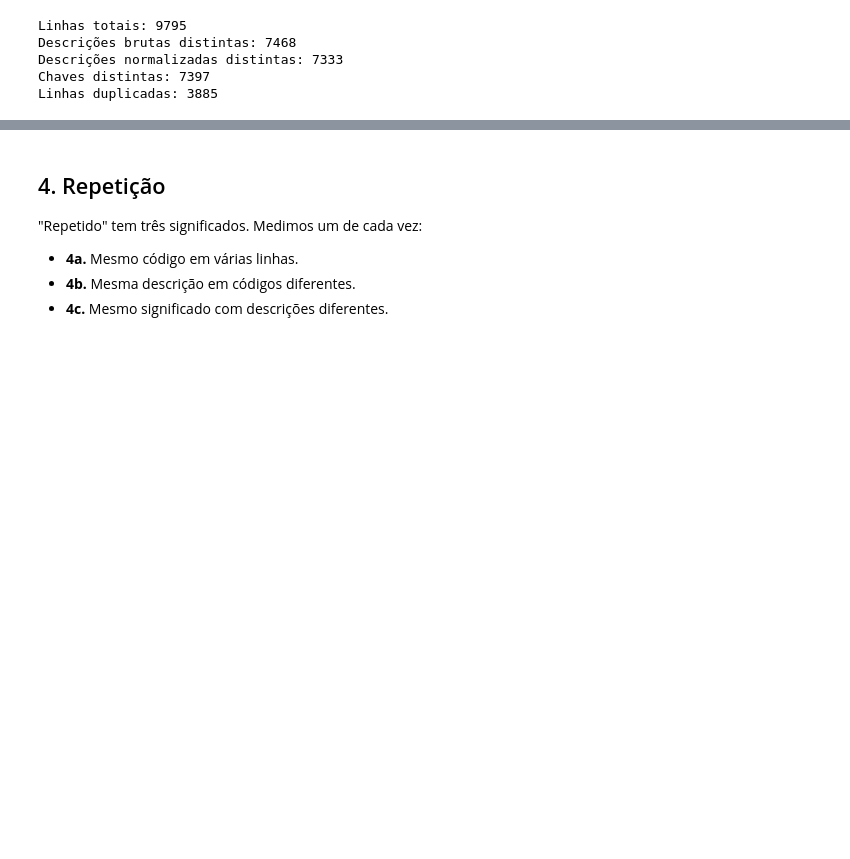
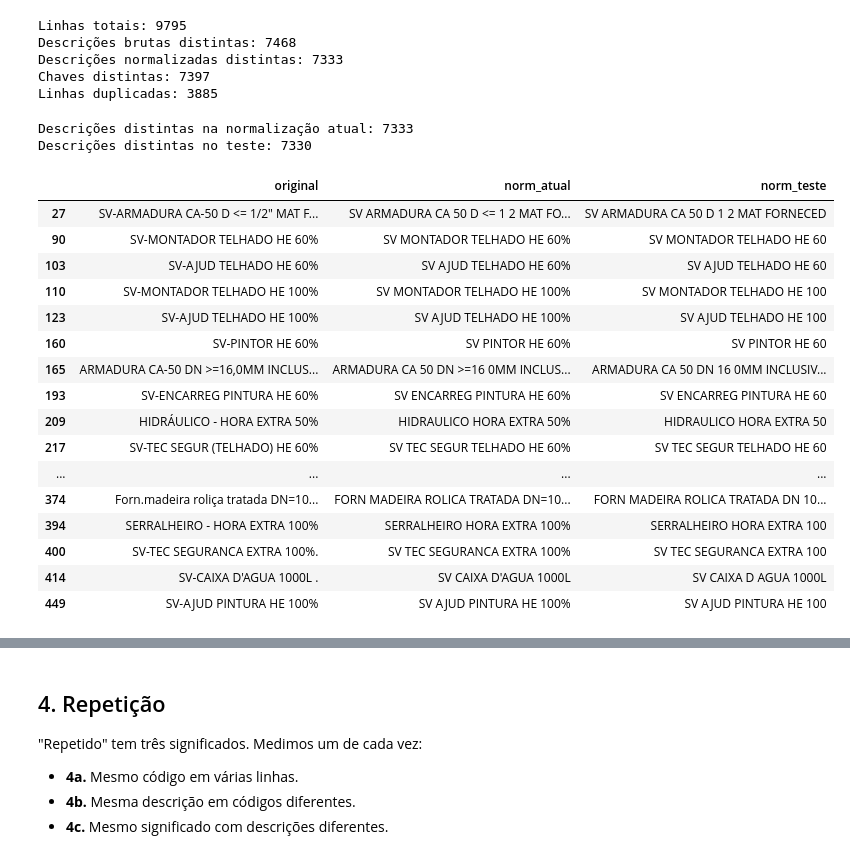
Before and after one commit to rouxstuff/desafio_gc, a Jupyter notebook: diagnostico_gerdau .ipynb, the cells around one changed output, grey strips where cells are left out. Drawn from its saved outputs; the diff is of its cells as text; code cells hidden in the pictures; blank space fills up the shorter version.

```diff
--- a/diagnostico_gerdau .ipynb
+++ b/diagnostico_gerdau .ipynb
@@ -197,3 +189,60 @@ Descrições brutas distintas: 7468
 Descrições normalizadas distintas: 7333
 Chaves distintas: 7397
 Linhas duplicadas: 3885
+# %%
+def norm_teste(s):
+    s = unicodedata.normalize('NFKD', str(s))
+    s = s.encode('ascii', 'ignore').decode().upper()
+
+    # Preserva o sinal +, mas separa barras
+    s = s.replace('/', ' ')
+    s = s.replace('+', ' PLUS ')
+
+    # Remove toda pontuação restante
+    s = re.sub(r'[^A-Z0-9\s]', ' ', s)
+    s = re.sub(r'\s+', ' ', s).strip()
+
+    # Restaura o sinal + representado por PLUS
+    s = s.replace(' PLUS ', ' + ')
+
+    return s
+
+# Comparar as duas normalizações
+comparacao = pd.DataFrame({
+    'original': df['descricao'],
+    'norm_atual': df['descricao_norm'],
+    'norm_teste': df['descricao'].map(norm_teste)
+})
+
+print("Descrições distintas na normalização atual:",
+      comparacao['norm_atual'].nunique())
+
+print("Descrições distintas no teste:",
+      comparacao['norm_teste'].nunique())
+
+# Mostrar exemplos que mudaram
+mudancas = comparacao[
+    comparacao['norm_atual'] != comparacao['norm_teste']
+]
+
+display(mudancas.drop_duplicates().head(30))
+# %% [output]
+Descrições distintas na normalização atual: 7333
+Descrições distintas no teste: 7330
+|  | original | norm_atual | norm_teste |
+| 27 | SV-ARMADURA CA-50 D <= 1/2" MAT F... | SV ARMADURA CA 50 D <= 1 2 MAT FO... | SV ARMADURA CA 50 D 1 2 MAT FORNECED |
+| 90 | SV-MONTADOR TELHADO HE 60% | SV MONTADOR TELHADO HE 60% | SV MONTADOR TELHADO HE 60 |
+| 103 | SV-AJUD TELHADO HE 60% | SV AJUD TELHADO HE 60% | SV AJUD TELHADO HE 60 |
+| 110 | SV-MONTADOR TELHADO HE 100% | SV MONTADOR TELHADO HE 100% | SV MONTADOR TELHADO HE 100 |
+| 123 | SV-AJUD TELHADO HE 100% | SV AJUD TELHADO HE 100% | SV AJUD TELHADO HE 100 |
+| 160 | SV-PINTOR HE 60% | SV PINTOR HE 60% | SV PINTOR HE 60 |
+| 165 | ARMADURA CA-50 DN >=16,0MM INCLUS... | ARMADURA CA 50 DN >=16 0MM INCLUS... | ARMADURA CA 50 DN 16 0MM INCLUSIV... |
+| 193 | SV-ENCARREG PINTURA HE 60% | SV ENCARREG PINTURA HE 60% | SV ENCARREG PINTURA HE 60 |
+| 209 | HIDRÁULICO - HORA EXTRA 50% | HIDRAULICO HORA EXTRA 50% | HIDRAULICO HORA EXTRA 50 |
+| 217 | SV-TEC SEGUR (TELHADO) HE 60% | SV TEC SEGUR TELHADO HE 60% | SV TEC SEGUR TELHADO HE 60 |
+| ... | ... | ... | ... |
+| 374 | Forn.madeira roliça tratada DN=10... | FORN MADEIRA ROLICA TRATADA DN=10... | FORN MADEIRA ROLICA TRATADA DN 10... |
+| 394 | SERRALHEIRO - HORA EXTRA 100% | SERRALHEIRO HORA EXTRA 100% | SERRALHEIRO HORA EXTRA 100 |
+| 400 | SV-TEC SEGURANCA EXTRA 100%. | SV TEC SEGURANCA EXTRA 100% | SV TEC SEGURANCA EXTRA 100 |
+| 414 | SV-CAIXA D'AGUA 1000L . | SV CAIXA D'AGUA 1000L | SV CAIXA D AGUA 1000L |
+| 449 | SV-AJUD PINTURA HE 100% | SV AJUD PINTURA HE 100% | SV AJUD PINTURA HE 100 |
```
Also changed, not shown: parts of 21 cells of this notebook.
